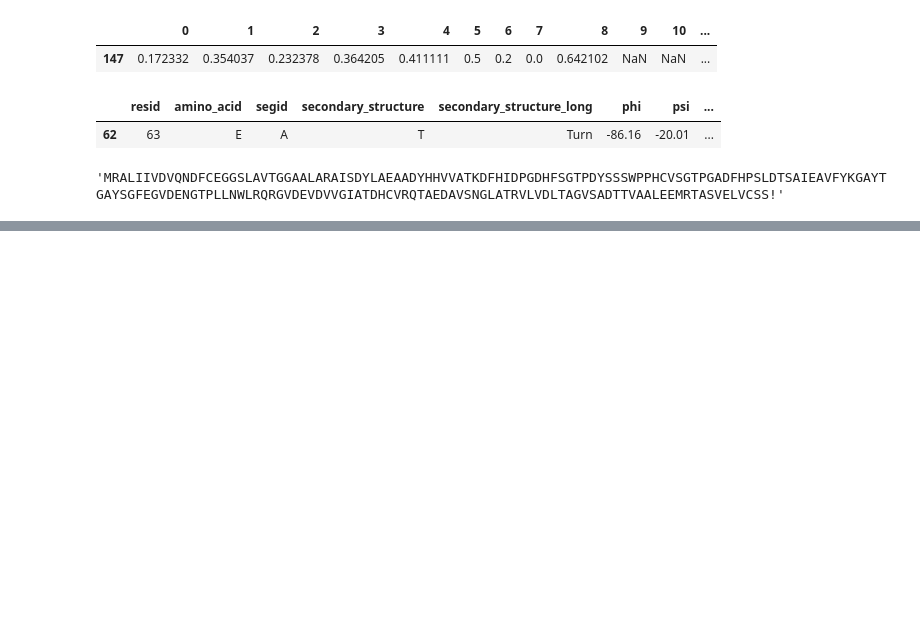
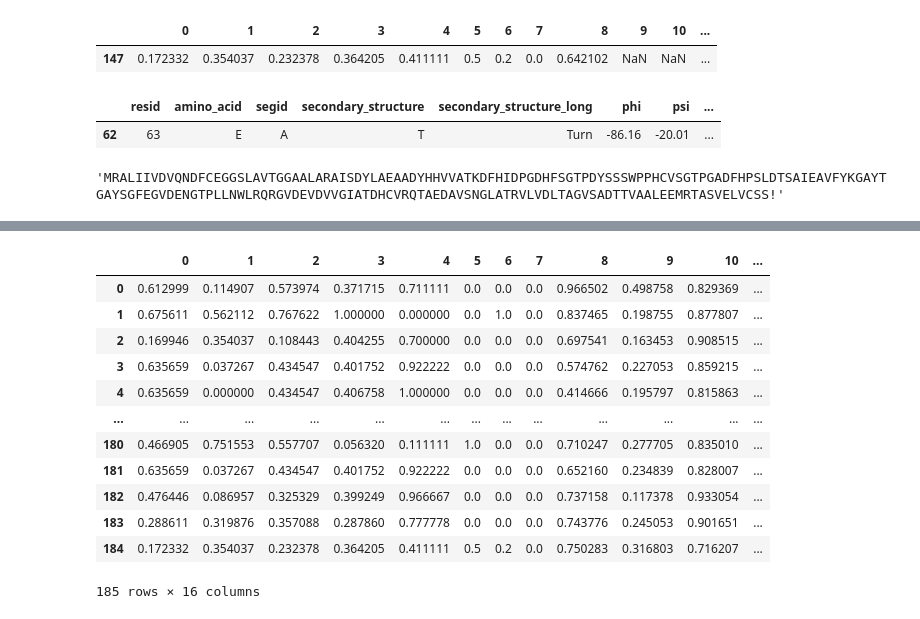
Before and after one commit to fowler-lab/tb-pnca-gnn, a Jupyter notebook: dd_pnca/af_structures.ipynb, the cells around one changed output, grey strips where cells are left out. Cells and saved outputs as stored; diff of their text form; code cells hidden in the pictures; blank space fills up the shorter version.

```diff
--- a/dd_pnca/af_structures.ipynb
+++ b/dd_pnca/af_structures.ipynb
@@ -34,7 +32,11 @@ pnca = pncaGraph(pdb='../pdb/3PL1-PZA.pdb',
                     # lig_pdb='../pdb/3PL1-PZA.pdb',
                     cutoff_distance=8)
 # %%
-pnca_m = pncaGraph(pdb='../pdb/train_structures/0_unrelaxed_rank_001_alphafold2_ptm_model_4_seed_000.pdb',
+pnca_m = pncaGraph(pdb='../pdb/0_unrelaxed_rank_001_alphafold2_ptm_model_4_seed_000.pdb',
                     lig_resname='PZA',
                     self_loops=False,
                     cutoff_distance=8)
+# pnca_m = pncaGraph(pdb='../pdb/test_structures/aligned/pza_attached/0_unrelaxed_rank_001_alphafold2_ptm_model_4_seed_000.pdb',
+#                     lig_resname='PZA',
+#                     self_loops=False,
+#                     cutoff_distance=8)
@@ -55,7 +64,6 @@ def create_graphs(structs_path, seqs):
         pnca_m = pncaGraph(pdb=f'{structs_path}/{f}',
                         lig_resname='PZA',
                         self_loops=False,
-                        lig_pdb='../pdb/3PL1-PZA.pdb',
                         cutoff_distance=8)
 
         metadata = seqs.iloc[[int(index)]]
@@ -68,8 +76,8 @@ def create_graphs(structs_path, seqs):
 
     return output_dict
 # %%
-test_structs = '../pdb/test_structures'
-train_structs = '../pdb/train_structures'
+test_structs = '../pdb/test_structures/aligned/pza_attached'
+train_structs = '../pdb/train_structures/aligned/pza_attached'
 train_graph_dict = create_graphs(train_structs, train_seqs)
 test_graph_dict = create_graphs(test_structs, test_seqs)
 # %%
@@ -313,0 +462,16 @@ sd['amino_acid'] = list(graph_dict['train']['pnca_mut_315']['metadata'].allele.v
+# %%
+pd.DataFrame(graph_dict['train']['pnca_mut_0']['graph'].dataset[0].x)
+# %% [output]
+|  | 0 | 1 | 2 | 3 | 4 | 5 | 6 | 7 | 8 | 9 | 10 | ... |
+| 0 | 0.612999 | 0.114907 | 0.573974 | 0.371715 | 0.711111 | 0.0 | 0.0 | 0.0 | 0.966502 | 0.498758 | 0.829369 | ... |
+| 1 | 0.675611 | 0.562112 | 0.767622 | 1.000000 | 0.000000 | 0.0 | 1.0 | 0.0 | 0.837465 | 0.198755 | 0.877807 | ... |
+| 2 | 0.169946 | 0.354037 | 0.108443 | 0.404255 | 0.700000 | 0.0 | 0.0 | 0.0 | 0.697541 | 0.163453 | 0.908515 | ... |
+| 3 | 0.635659 | 0.037267 | 0.434547 | 0.401752 | 0.922222 | 0.0 | 0.0 | 0.0 | 0.574762 | 0.227053 | 0.859215 | ... |
+| 4 | 0.635659 | 0.000000 | 0.434547 | 0.406758 | 1.000000 | 0.0 | 0.0 | 0.0 | 0.414666 | 0.195797 | 0.815863 | ... |
+| ... | ... | ... | ... | ... | ... | ... | ... | ... | ... | ... | ... | ... |
+| 180 | 0.466905 | 0.751553 | 0.557707 | 0.056320 | 0.111111 | 1.0 | 0.0 | 0.0 | 0.710247 | 0.277705 | 0.835010 | ... |
+| 181 | 0.635659 | 0.037267 | 0.434547 | 0.401752 | 0.922222 | 0.0 | 0.0 | 0.0 | 0.652160 | 0.234839 | 0.828007 | ... |
+| 182 | 0.476446 | 0.086957 | 0.325329 | 0.399249 | 0.966667 | 0.0 | 0.0 | 0.0 | 0.737158 | 0.117378 | 0.933054 | ... |
+| 183 | 0.288611 | 0.319876 | 0.357088 | 0.287860 | 0.777778 | 0.0 | 0.0 | 0.0 | 0.743776 | 0.245053 | 0.901651 | ... |
+| 184 | 0.172332 | 0.354037 | 0.232378 | 0.364205 | 0.411111 | 0.5 | 0.2 | 0.0 | 0.750283 | 0.316803 | 0.716207 | ... |
+185 rows × 16 columns
```
Also changed, not shown: parts of 15 cells of this notebook, 5 other files.
